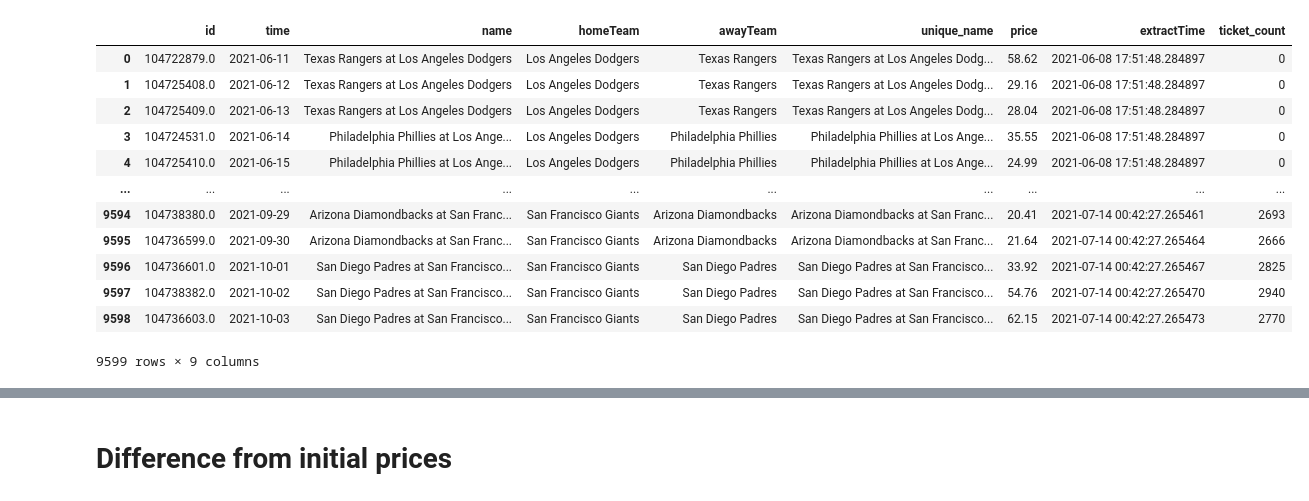
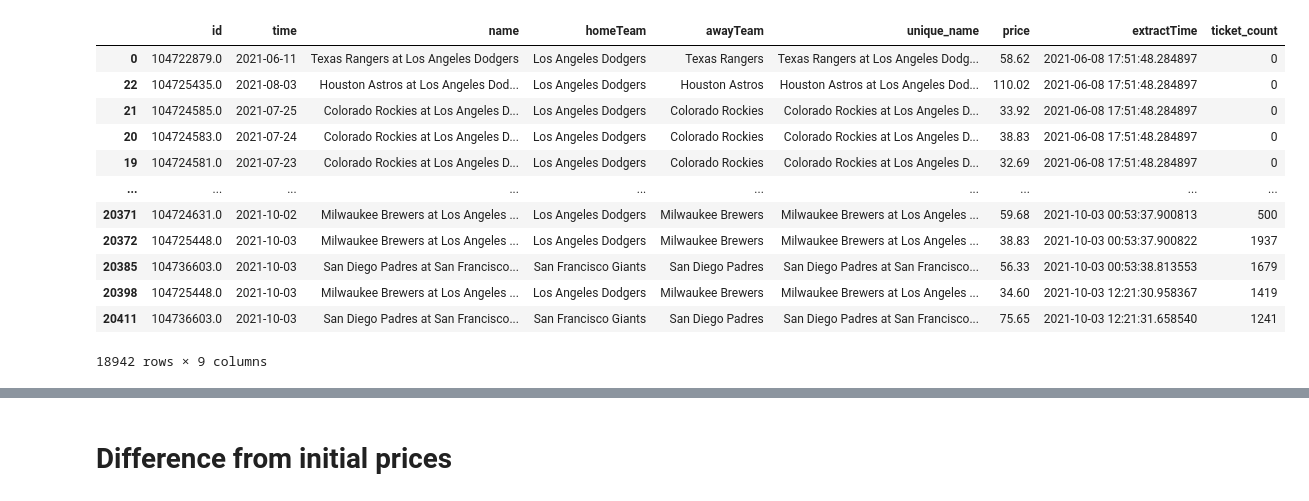
Before and after one commit to benbrill/Stubhub, a Jupyter notebook: notebooks/analysis.ipynb, the cells around one changed output, grey strips where cells are left out. Saved outputs shown, nothing was run; the diff lists cells and outputs as text; code cells hidden in the pictures.

```diff
--- a/notebooks/analysis.ipynb
+++ b/notebooks/analysis.ipynb
@@ -1,34 +1,35 @@
 # %%
 import pandas as pd
 import seaborn as sns
 import sqlite3
 import numpy as np
 from plotly import express as px
 with sqlite3.connect("../tickets.db") as conn:
     cmd = \
         """
         SELECT g.*, e.price, e.extractTime, e.ticket_count FROM extraction e
         LEFT JOIN games g on e.id = g.id
         """
     df = pd.read_sql_query(cmd, conn)
 
 # convert
 df['time'], df['extractTime'] = pd.to_datetime(df['time']), pd.to_datetime(df['extractTime'])
+df = df.dropna().sort_values("extractTime") # remove empty rows and entries that did not have entries and ensure sorting by extractTime
 df
 # %% [output]
 |  | id | time | name | homeTeam | awayTeam | unique_name | price | extractTime | ticket_count |
 | 0 | 104722879.0 | 2021-06-11 | Texas Rangers at Los Angeles Dodgers | Los Angeles Dodgers | Texas Rangers | Texas Rangers at Los Angeles Dodg... | 58.62 | 2021-06-08 17:51:48.284897 | 0 |
-| 1 | 104725408.0 | 2021-06-12 | Texas Rangers at Los Angeles Dodgers | Los Angeles Dodgers | Texas Rangers | Texas Rangers at Los Angeles Dodg... | 29.16 | 2021-06-08 17:51:48.284897 | 0 |
-| 2 | 104725409.0 | 2021-06-13 | Texas Rangers at Los Angeles Dodgers | Los Angeles Dodgers | Texas Rangers | Texas Rangers at Los Angeles Dodg... | 28.04 | 2021-06-08 17:51:48.284897 | 0 |
-| 3 | 104724531.0 | 2021-06-14 | Philadelphia Phillies at Los Ange... | Los Angeles Dodgers | Philadelphia Phillies | Philadelphia Phillies at Los Ange... | 35.55 | 2021-06-08 17:51:48.284897 | 0 |
-| 4 | 104725410.0 | 2021-06-15 | Philadelphia Phillies at Los Ange... | Los Angeles Dodgers | Philadelphia Phillies | Philadelphia Phillies at Los Ange... | 24.99 | 2021-06-08 17:51:48.284897 | 0 |
+| 22 | 104725435.0 | 2021-08-03 | Houston Astros at Los Angeles Dod... | Los Angeles Dodgers | Houston Astros | Houston Astros at Los Angeles Dod... | 110.02 | 2021-06-08 17:51:48.284897 | 0 |
+| 21 | 104724585.0 | 2021-07-25 | Colorado Rockies at Los Angeles D... | Los Angeles Dodgers | Colorado Rockies | Colorado Rockies at Los Angeles D... | 33.92 | 2021-06-08 17:51:48.284897 | 0 |
+| 20 | 104724583.0 | 2021-07-24 | Colorado Rockies at Los Angeles D... | Los Angeles Dodgers | Colorado Rockies | Colorado Rockies at Los Angeles D... | 38.83 | 2021-06-08 17:51:48.284897 | 0 |
+| 19 | 104724581.0 | 2021-07-23 | Colorado Rockies at Los Angeles D... | Los Angeles Dodgers | Colorado Rockies | Colorado Rockies at Los Angeles D... | 32.69 | 2021-06-08 17:51:48.284897 | 0 |
 | ... | ... | ... | ... | ... | ... | ... | ... | ... | ... |
-| 9594 | 104738380.0 | 2021-09-29 | Arizona Diamondbacks at San Franc... | San Francisco Giants | Arizona Diamondbacks | Arizona Diamondbacks at San Franc... | 20.41 | 2021-07-14 00:42:27.265461 | 2693 |
-| 9595 | 104736599.0 | 2021-09-30 | Arizona Diamondbacks at San Franc... | San Francisco Giants | Arizona Diamondbacks | Arizona Diamondbacks at San Franc... | 21.64 | 2021-07-14 00:42:27.265464 | 2666 |
-| 9596 | 104736601.0 | 2021-10-01 | San Diego Padres at San Francisco... | San Francisco Giants | San Diego Padres | San Diego Padres at San Francisco... | 33.92 | 2021-07-14 00:42:27.265467 | 2825 |
-| 9597 | 104738382.0 | 2021-10-02 | San Diego Padres at San Francisco... | San Francisco Giants | San Diego Padres | San Diego Padres at San Francisco... | 54.76 | 2021-07-14 00:42:27.265470 | 2940 |
-| 9598 | 104736603.0 | 2021-10-03 | San Diego Padres at San Francisco... | San Francisco Giants | San Diego Padres | San Diego Padres at San Francisco... | 62.15 | 2021-07-14 00:42:27.265473 | 2770 |
+| 20371 | 104724631.0 | 2021-10-02 | Milwaukee Brewers at Los Angeles ... | Los Angeles Dodgers | Milwaukee Brewers | Milwaukee Brewers at Los Angeles ... | 59.68 | 2021-10-03 00:53:37.900813 | 500 |
+| 20372 | 104725448.0 | 2021-10-03 | Milwaukee Brewers at Los Angeles ... | Los Angeles Dodgers | Milwaukee Brewers | Milwaukee Brewers at Los Angeles ... | 38.83 | 2021-10-03 00:53:37.900822 | 1937 |
+| 20385 | 104736603.0 | 2021-10-03 | San Diego Padres at San Francisco... | San Francisco Giants | San Diego Padres | San Diego Padres at San Francisco... | 56.33 | 2021-10-03 00:53:38.813553 | 1679 |
+| 20398 | 104725448.0 | 2021-10-03 | Milwaukee Brewers at Los Angeles ... | Los Angeles Dodgers | Milwaukee Brewers | Milwaukee Brewers at Los Angeles ... | 34.60 | 2021-10-03 12:21:30.958367 | 1419 |
+| 20411 | 104736603.0 | 2021-10-03 | San Diego Padres at San Francisco... | San Francisco Giants | San Diego Padres | San Diego Padres at San Francisco... | 75.65 | 2021-10-03 12:21:31.658540 | 1241 |
-9599 rows × 9 columns
+18942 rows × 9 columns
 # %%
 # get days to game
 df['days_to_game'] = (df['time'] - df['extractTime'])
```
Also changed, not shown: parts of 8 cells of this notebook, 3 other files.
